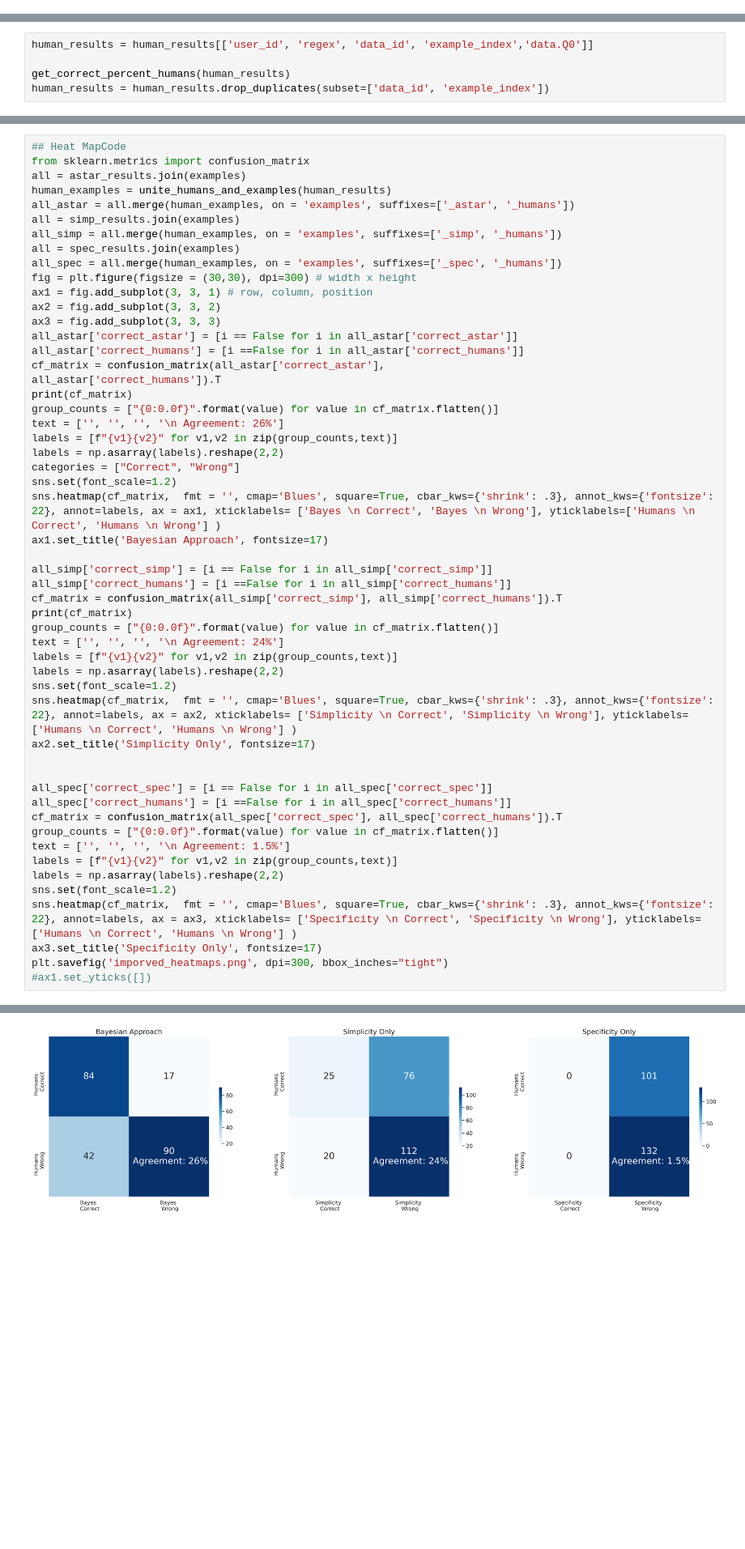
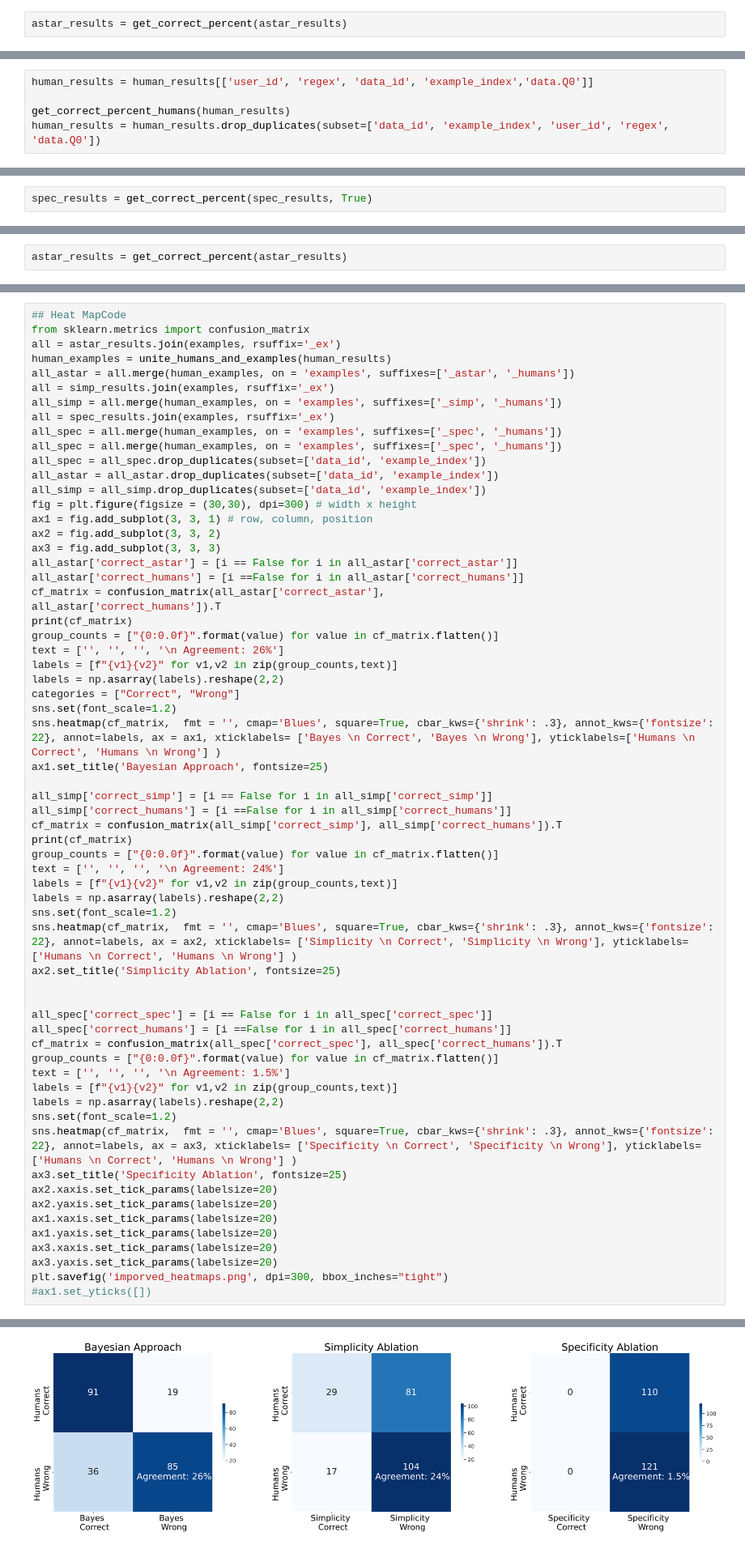
Before and after one commit to limpa105/RegexPlus, a Jupyter notebook: A*/graphs_for_popl.ipynb, the cells around one changed output, grey strips where cells are left out. Shown at 81% size. Saved outputs shown, nothing was run; the diff lists cells and outputs as text; blank space fills up the shorter version.

```diff
--- a/A*/graphs_for_popl.ipynb
+++ b/A*/graphs_for_popl.ipynb
@@ -208,0 +252,2 @@ Correct vs wrong: 0.19230769230769232
+# %%
+astar_results = get_correct_percent(astar_results)
@@ -228,7 +293,7 @@ def get_correct_percent_prolific(df):
 human_results = human_results[['user_id', 'regex', 'data_id', 'example_index','data.Q0']]
 
 get_correct_percent_humans(human_results)
-human_results = human_results.drop_duplicates(subset=['data_id', 'example_index'])
+human_results = human_results.drop_duplicates(subset=['data_id', 'example_index', 'user_id', 'regex', 'data.Q0'])
 # %% [output]
 Number Timed out: 0
 Number Memory out: 0
@@ -245,0 +311,2 @@ Correct vs wrong: 0.5598290598290598
+# %%
+spec_results = get_correct_percent(spec_results, True)
@@ -336,0 +419,2 @@ Correct vs wrong: 0.5470085470085471
+# %%
+astar_results = get_correct_percent(astar_results)
@@ -345,13 +433,17 @@ beam_five.shape[0]
 # %%
 ## Heat MapCode
 from sklearn.metrics import confusion_matrix
-all = astar_results.join(examples)
+all = astar_results.join(examples, rsuffix='_ex')
 human_examples = unite_humans_and_examples(human_results)
 all_astar = all.merge(human_examples, on = 'examples', suffixes=['_astar', '_humans'])
-all = simp_results.join(examples)
+all = simp_results.join(examples, rsuffix='_ex')
 all_simp = all.merge(human_examples, on = 'examples', suffixes=['_simp', '_humans'])
-all = spec_results.join(examples)
+all = spec_results.join(examples, rsuffix='_ex')
 all_spec = all.merge(human_examples, on = 'examples', suffixes=['_spec', '_humans'])
+all_spec = all.merge(human_examples, on = 'examples', suffixes=['_spec', '_humans'])
+all_spec = all_spec.drop_duplicates(subset=['data_id', 'example_index'])
+all_astar = all_astar.drop_duplicates(subset=['data_id', 'example_index'])
+all_simp = all_simp.drop_duplicates(subset=['data_id', 'example_index'])
 fig = plt.figure(figsize = (30,30), dpi=300) # width x height
 ax1 = fig.add_subplot(3, 3, 1) # row, column, position
 ax2 = fig.add_subplot(3, 3, 2)
@@ -368,7 +460,7 @@ labels = np.asarray(labels).reshape(2,2)
 categories = ["Correct", "Wrong"]
 sns.set(font_scale=1.2)
 sns.heatmap(cf_matrix,  fmt = '', cmap='Blues', square=True, cbar_kws={'shrink': .3}, annot_kws={'fontsize': 22}, annot=labels, ax = ax1, xticklabels= ['Bayes \n Correct', 'Bayes \n Wrong'], yticklabels=['Humans \n Correct', 'Humans \n Wrong'] )
-ax1.set_title('Bayesian Approach', fontsize=17)
+ax1.set_title('Bayesian Approach', fontsize=25)
 
 all_simp['correct_simp'] = [i == False for i in all_simp['correct_simp']]
 all_simp['correct_humans'] = [i ==False for i in all_simp['correct_humans']]
@@ -380,7 +472,7 @@ labels = [f"{v1}{v2}" for v1,v2 in zip(group_counts,text)]
 labels = np.asarray(labels).reshape(2,2)
 sns.set(font_scale=1.2)
 sns.heatmap(cf_matrix,  fmt = '', cmap='Blues', square=True, cbar_kws={'shrink': .3}, annot_kws={'fontsize': 22}, annot=labels, ax = ax2, xticklabels= ['Simplicity \n Correct', 'Simplicity \n Wrong'], yticklabels=['Humans \n Correct', 'Humans \n Wrong'] )
-ax2.set_title('Simplicity Only', fontsize=17)
+ax2.set_title('Simplicity Ablation', fontsize=25)
 
 
 all_spec['correct_spec'] = [i == False for i in all_spec['correct_spec']]
@@ -392,7 +484,13 @@ labels = [f"{v1}{v2}" for v1,v2 in zip(group_counts,text)]
 labels = np.asarray(labels).reshape(2,2)
 sns.set(font_scale=1.2)
 sns.heatmap(cf_matrix,  fmt = '', cmap='Blues', square=True, cbar_kws={'shrink': .3}, annot_kws={'fontsize': 22}, annot=labels, ax = ax3, xticklabels= ['Specificity \n Correct', 'Specificity \n Wrong'], yticklabels=['Humans \n Correct', 'Humans \n Wrong'] )
-ax3.set_title('Specificity Only', fontsize=17)
+ax3.set_title('Specificity Ablation', fontsize=25)
+ax2.xaxis.set_tick_params(labelsize=20)
+ax2.yaxis.set_tick_params(labelsize=20)
+ax1.xaxis.set_tick_params(labelsize=20)
+ax1.yaxis.set_tick_params(labelsize=20)
+ax3.xaxis.set_tick_params(labelsize=20)
+ax3.yaxis.set_tick_params(labelsize=20)
 plt.savefig('imporved_heatmaps.png', dpi=300, bbox_inches="tight")
 #ax1.set_yticks([])
 # %% [output]
@@ -403 +501 @@ plt.savefig('imporved_heatmaps.png', dpi=300, bbox_inches="tight")
-[figure, old version]
+[figure, new version]
```
Also changed, not shown: parts of 116 cells of this notebook.
